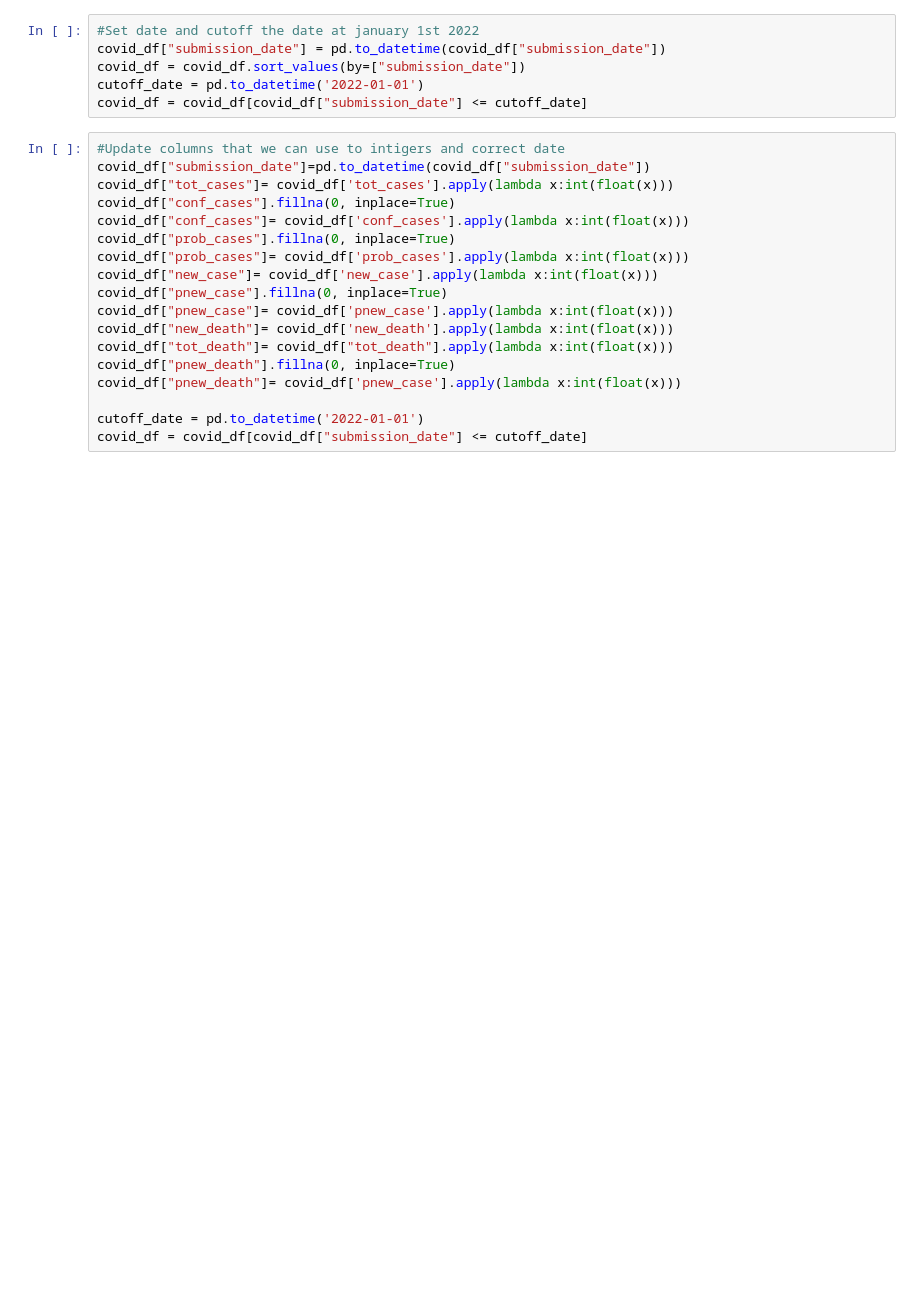
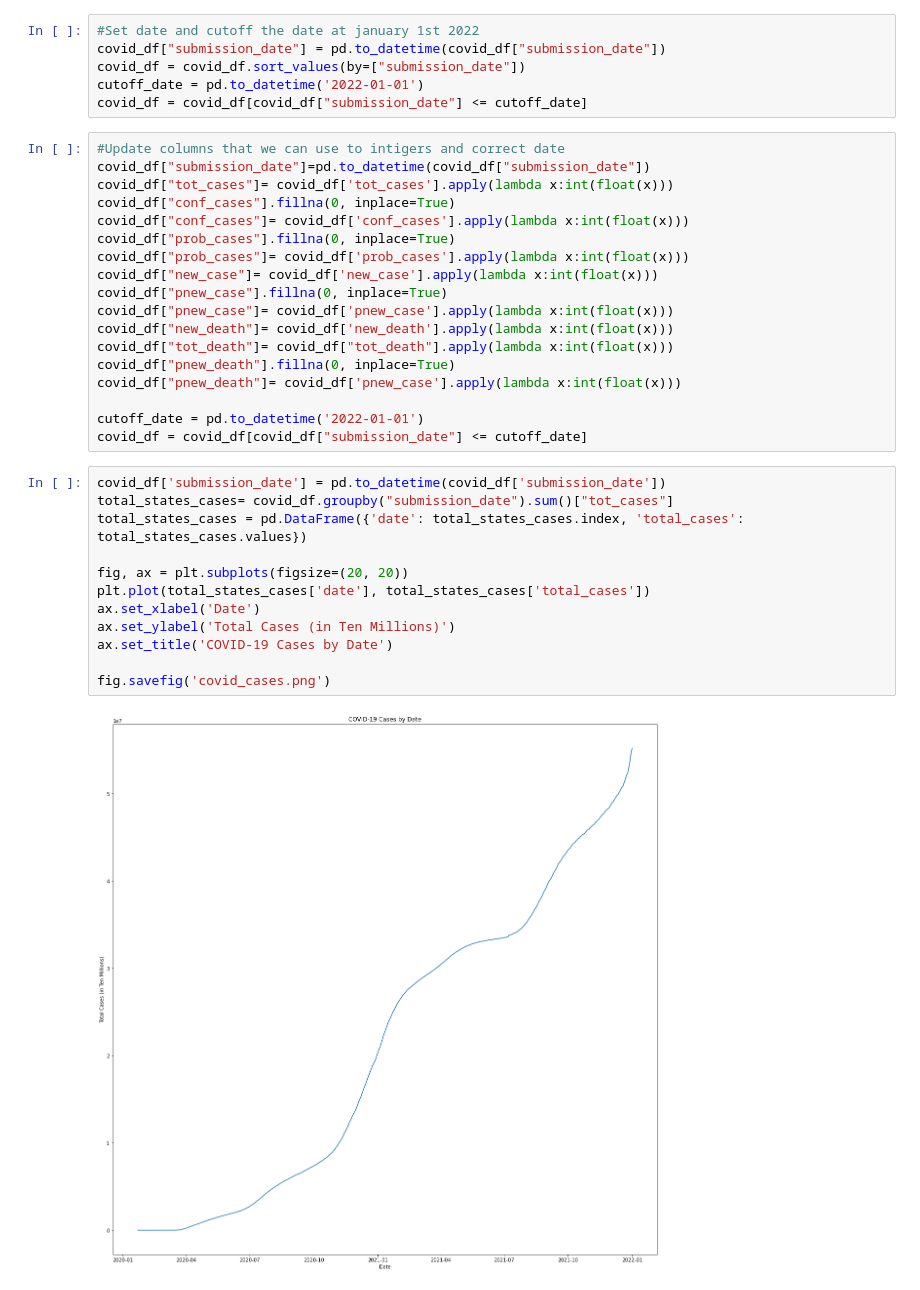
Before and after one commit to mike2463/Group-Project, a Jupyter notebook: Cleaned_Data/Code_Files/covid_data.ipynb, the cells around one changed output. Cells and saved outputs as stored; diff of their text form; blank space fills up the shorter version.

```diff
--- a/Cleaned_Data/Code_Files/covid_data.ipynb
+++ b/Cleaned_Data/Code_Files/covid_data.ipynb
@@ -37,3 +37,17 @@ covid_df["pnew_death"]= covid_df['pnew_case'].apply(lambda x:int(float(x)))
 
 cutoff_date = pd.to_datetime('2022-01-01')
 covid_df = covid_df[covid_df["submission_date"] <= cutoff_date]
+# %%
+covid_df['submission_date'] = pd.to_datetime(covid_df['submission_date'])
+total_states_cases= covid_df.groupby("submission_date").sum()["tot_cases"]
+total_states_cases = pd.DataFrame({'date': total_states_cases.index, 'total_cases': total_states_cases.values})
+
+fig, ax = plt.subplots(figsize=(20, 20))
+plt.plot(total_states_cases['date'], total_states_cases['total_cases'])
+ax.set_xlabel('Date')
+ax.set_ylabel('Total Cases (in Ten Millions)')
+ax.set_title('COVID-19 Cases by Date')
+
+fig.savefig('covid_cases.png')
+# %% [output]
+[figure, added]
```
Also changed, not shown: parts of 2 cells of this notebook.
